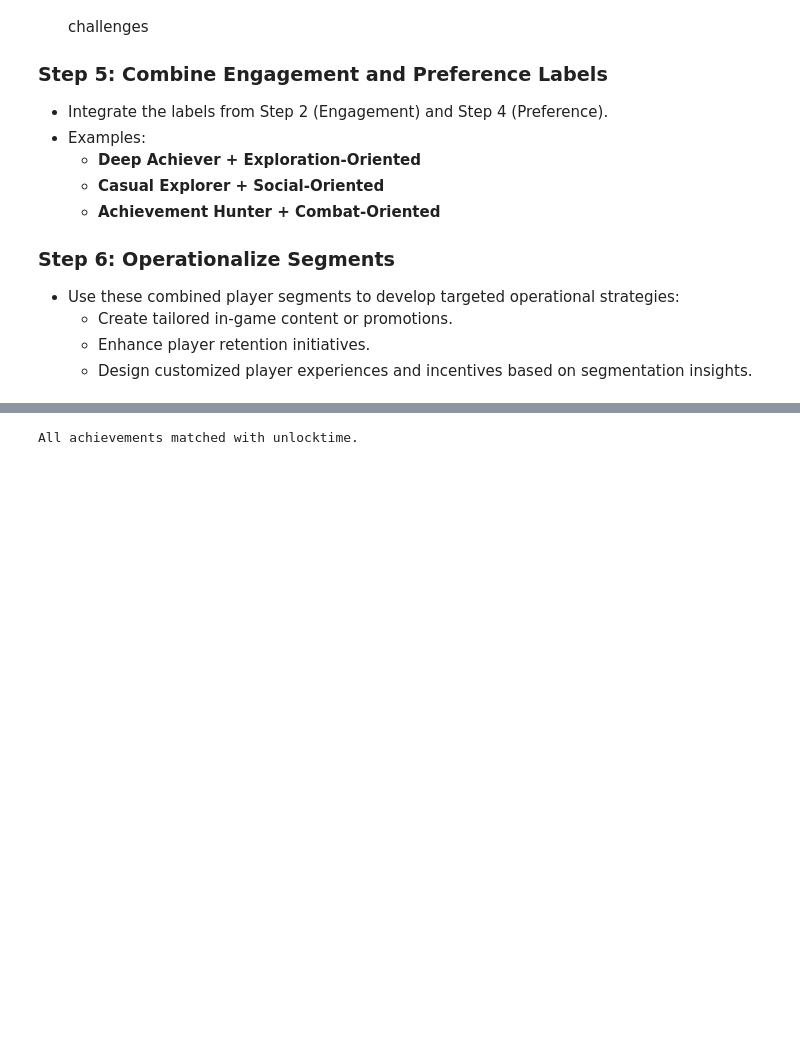
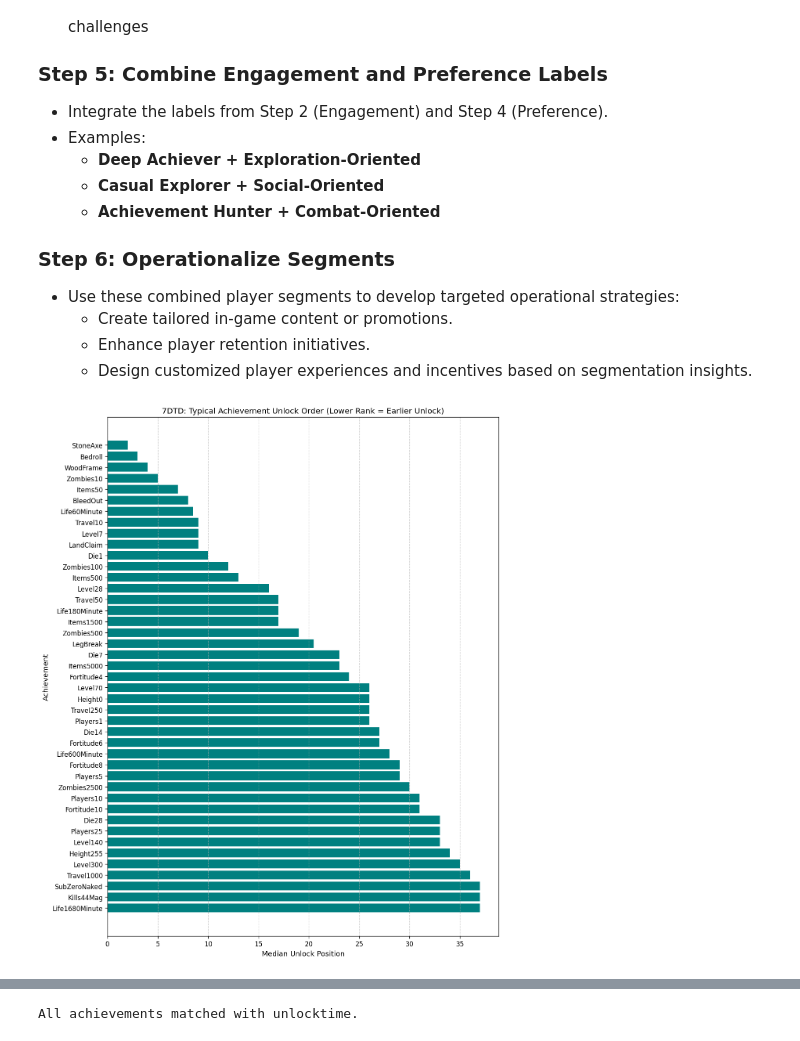
Before and after one commit to alextianyf/Steam-GamePlayer-Insight, a Jupyter notebook: notebooks/01-EDA.ipynb, the cells around one changed output, grey strips where cells are left out. Saved outputs shown, nothing was run; the diff lists cells and outputs as text; code cells hidden in the pictures; blank space fills up the shorter version.

Commit message:
achievement ranking

```diff
--- a/notebooks/01-EDA.ipynb
+++ b/notebooks/01-EDA.ipynb
@@ -47,3 +47,62 @@ engine = create_engine("postgresql+psycopg2://alextian:alextian@localhost:5432/s
 # 查询7DTD的玩家数据
 df_players = pd.read_sql("SELECT * FROM players_7dtd", engine)
 df_schema = pd.read_sql("SELECT * FROM achievement_schema_7dtd", engine)
+# %%
+import pandas as pd
+import matplotlib.pyplot as plt
+
+# ========== Load the dataset ==========
+df = df_players
+
+# ========== Extract achievement unlock columns ==========
+achievement_cols = [col for col in df.columns if '_unlocktime' in col]
+achievement_names = [col.replace('_unlocktime', '') for col in achievement_cols]
+
+# ========== Filter players who unlocked all 43 achievements ==========
+df['achievement_count'] = df[achievement_names].sum(axis=1)
+df_all = df[df['achievement_count'] == 43].copy()
+
+# ========== Melt unlock times into long format ==========
+df_melted = df_all.melt(
+    id_vars=['steamid', 'playtime_forever'],
+    value_vars=achievement_cols,
+    var_name='achievement_unlock_col',
+    value_name='unlock_time'
+)
+df_melted['achievement'] = df_melted['achievement_unlock_col'].str.replace('_unlocktime', '', regex=False)
+df_melted['unlock_time'] = pd.to_datetime(df_melted['unlock_time'], errors='coerce')
+
+# ========== Identify suspicious players (possible cheaters) ==========
+player_time_stats = (
+    df_melted.groupby('steamid')['unlock_time']
+    .agg(['min', 'max'])
+    .reset_index()
+)
+player_time_stats['unlock_span_seconds'] = (player_time_stats['max'] - player_time_stats['min']).dt.total_seconds()
+cheater_ids = player_time_stats[player_time_stats['unlock_span_seconds'] < 1800]['steamid']
+
+# ========== Remove cheaters and re-sort ==========
+df_clean = df_melted[~df_melted['steamid'].isin(cheater_ids)].copy()
+df_clean = df_clean.sort_values(by=['steamid', 'unlock_time'])
+df_clean['unlock_rank'] = df_clean.groupby('steamid').cumcount() + 1
+
+# ========== Compute median unlock position for each achievement ==========
+achievement_rank_clean = (
+    df_clean.groupby('achievement')['unlock_rank']
+    .median()
+    .sort_values()
+    .reset_index(name='median_unlock_position')
+)
+
+# ========== Plot bar chart ==========
+plt.figure(figsize=(10, 12))
+plt.barh(achievement_rank_clean['achievement'], achievement_rank_clean['median_unlock_position'], color='teal')
+plt.xlabel("Median Unlock Position")
+plt.ylabel("Achievement")
+plt.title("7DTD: Typical Achievement Unlock Order (Lower Rank = Earlier Unlock)")
+plt.gca().invert_yaxis()  # Earlier achievements on top
+plt.grid(axis='x', linestyle='--', alpha=0.6)
+plt.tight_layout()
+plt.show()
+# %% [output]
+[figure, added]
```
Also changed, not shown: parts of 4 cells of this notebook, 1 other file.
